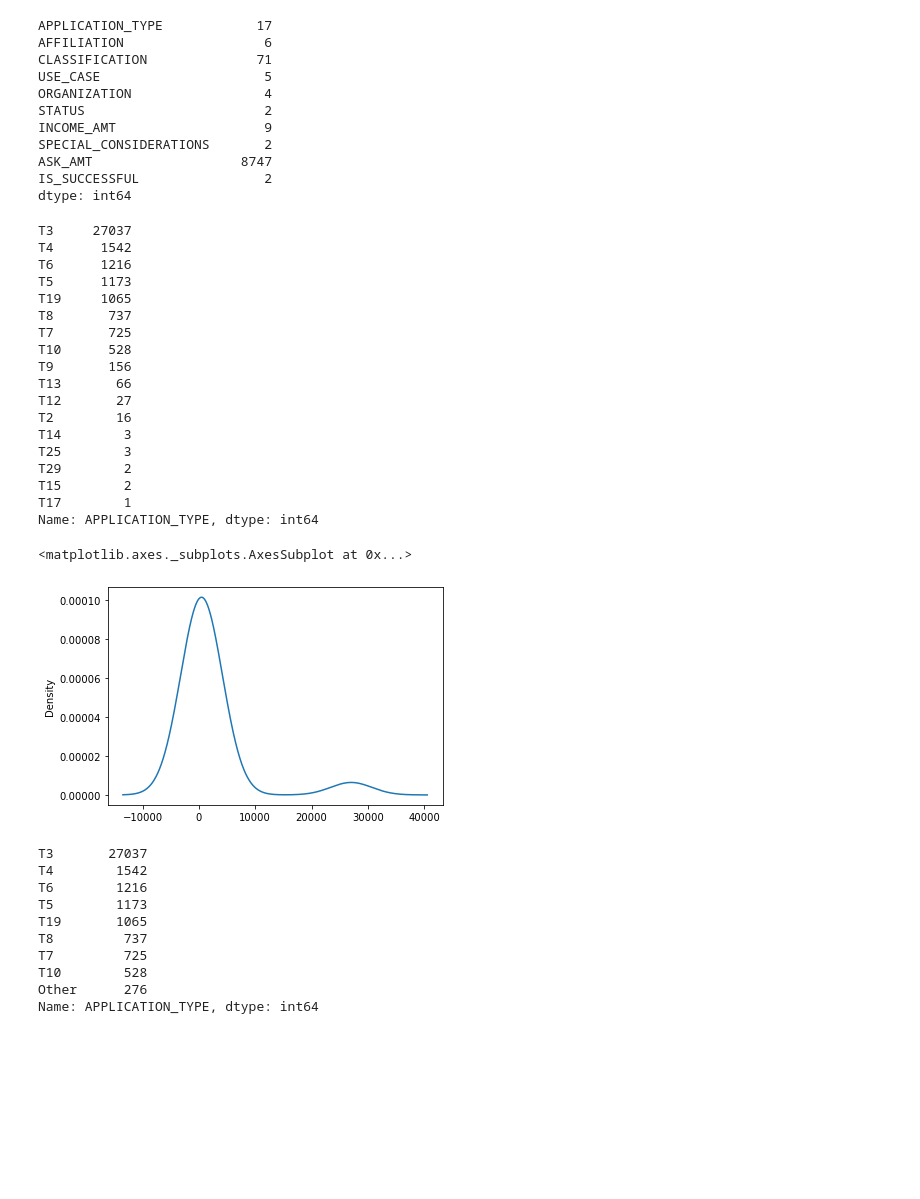
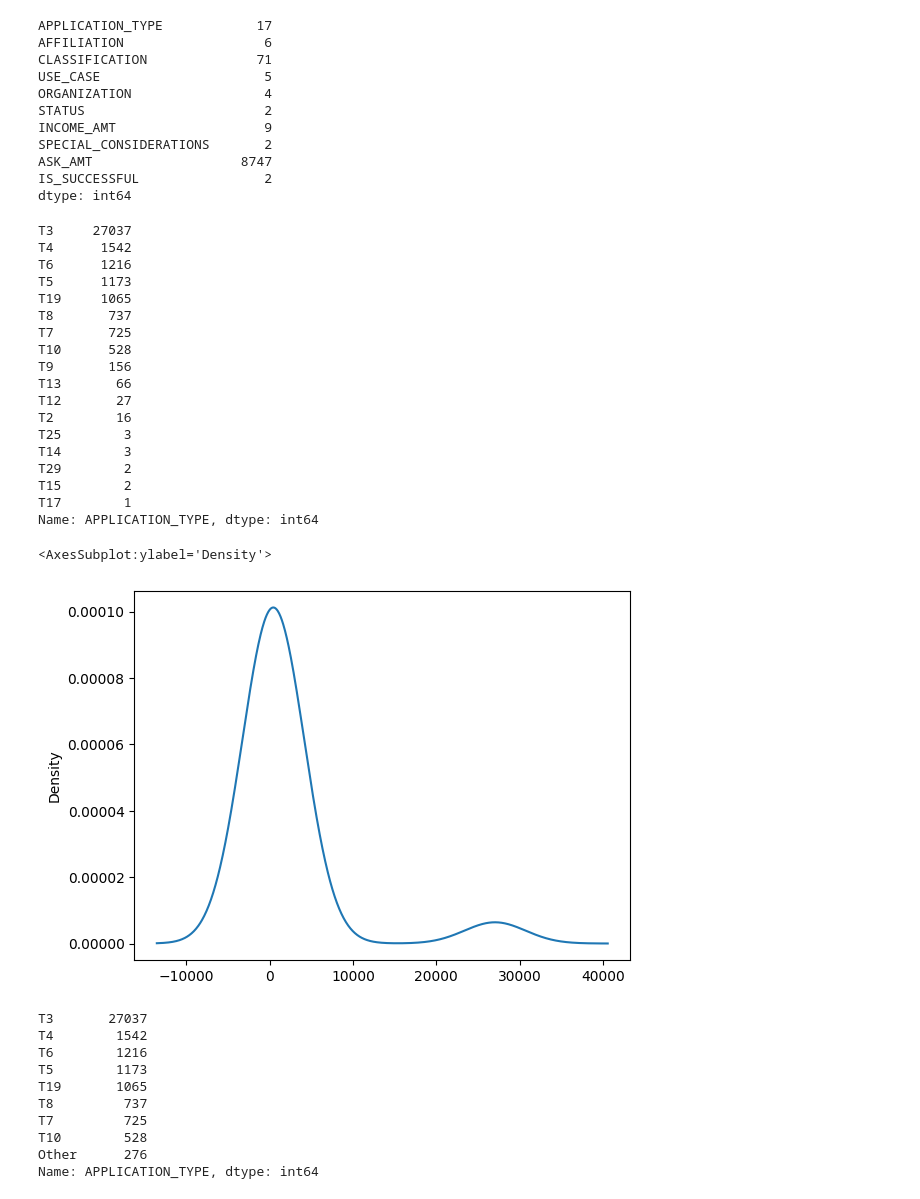
Before and after one commit to jmratcliff/Neural_Network_Charity_Analysis, a Jupyter notebook: AlphabetSoupCharity.ipynb, the cells around one changed output. Drawn from its saved outputs; the diff is of its cells as text; code cells hidden in the pictures; blank space fills up the shorter version.

```diff
--- a/AlphabetSoupCharity.ipynb
+++ b/AlphabetSoupCharity.ipynb
@@ -46,7 +46,8 @@ IS_SUCCESSFUL                2
 dtype: int64
 # %%
 # Look at APPLICATION_TYPE value counts for binning
-#  YOUR CODE GOES HERE
+application_counts = application_df['APPLICATION_TYPE'].value_counts()
+application_counts
 # %% [output]
 T3     27037
 T4      1542
@@ -60,17 +61,17 @@ T9       156
 T13       66
 T12       27
 T2        16
+T25        3
 T14        3
-T25        3
 T29        2
 T15        2
 T17        1
 Name: APPLICATION_TYPE, dtype: int64
 # %%
 # Visualize the value counts of APPLICATION_TYPE
-#  YOUR CODE GOES HERE
+application_counts.plot.density()
 # %% [output]
-<matplotlib.axes._subplots.AxesSubplot at 0x...>
+<AxesSubplot:ylabel='Density'>
-[figure, old version]
+[figure, new version]
 # %%
 # Determine which values to replace if counts are less than ...?
```
Also changed, not shown: parts of 9 cells of this notebook.
